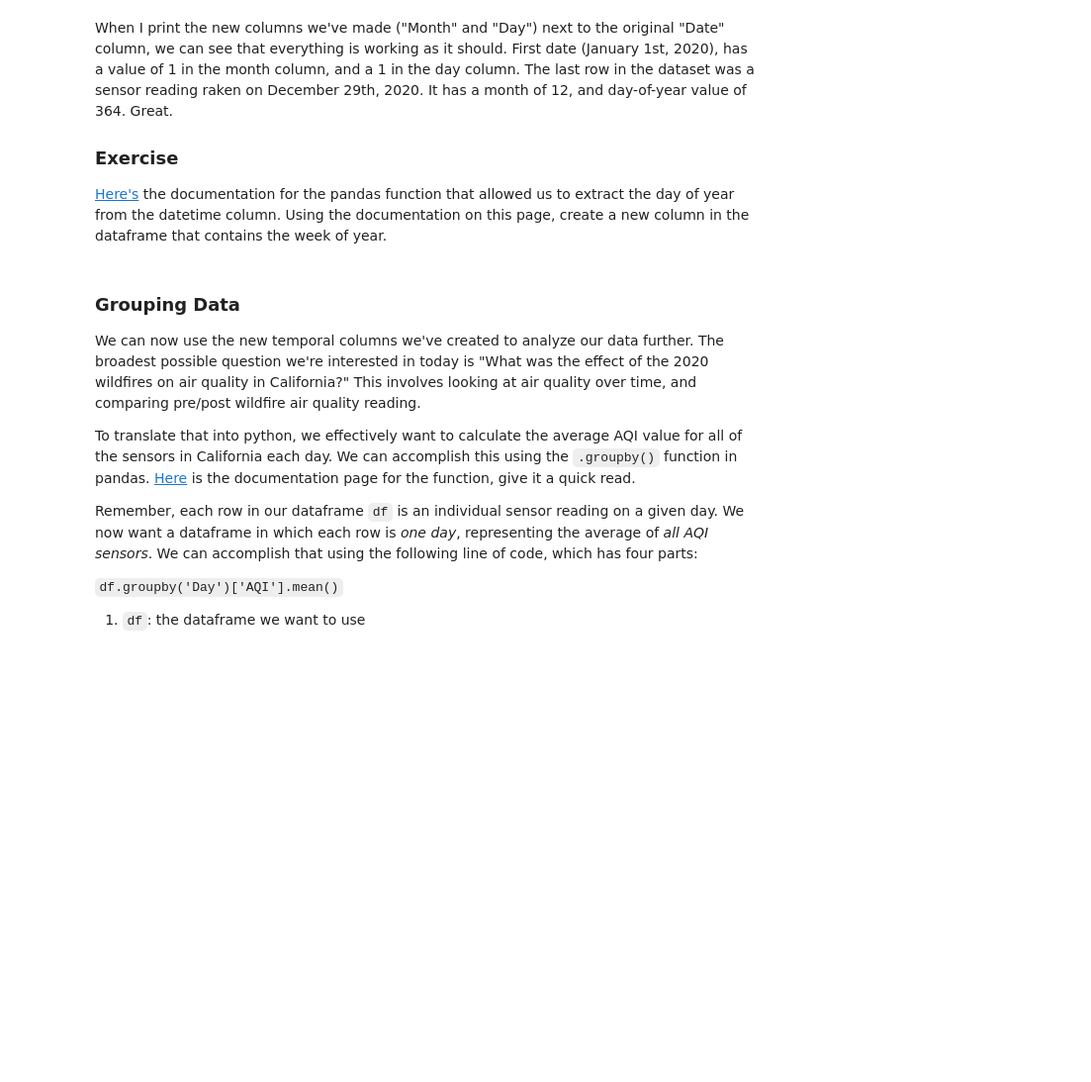
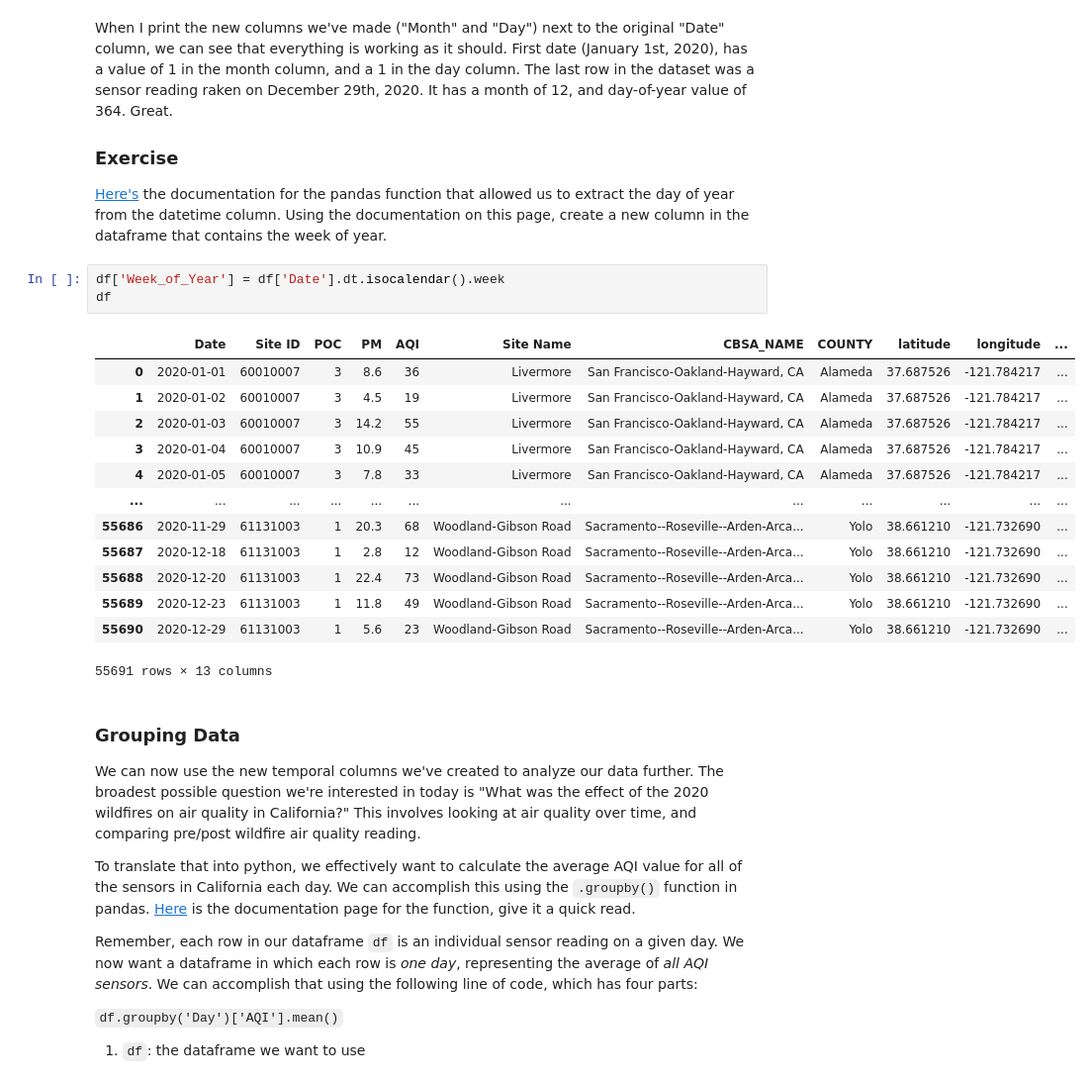
Before and after one commit to SHocombe/QM2, a Jupyter notebook: W3_spatial_data.ipynb, the cells around one changed output. Shown at 99% size. Cells and saved outputs as stored; diff of their text form; blank space fills up the shorter version.

```diff
--- a/W3_spatial_data.ipynb
+++ b/W3_spatial_data.ipynb
@@ -111,6 +111,23 @@ When I print the new columns we've made ("Month" and "Day") next to the original
 ### Exercise
 
 [Here's](https://pandas.pydata.org/docs/reference/api/pandas.Series.dt.dayofyear.html) the documentation for the pandas function that allowed us to extract the day of year from the datetime column. Using the documentation on this page, create a new column in the dataframe that contains the week of year.
+# %%
+df['Week_of_Year'] = df['Date'].dt.isocalendar().week
+df
+# %% [output]
+|  | Date | Site ID | POC | PM | AQI | Site Name | CBSA_NAME | COUNTY | latitude | longitude | ... |
+| 0 | 2020-01-01 | 60010007 | 3 | 8.6 | 36 | Livermore | San Francisco-Oakland-Hayward, CA | Alameda | 37.687526 | -121.784217 | ... |
+| 1 | 2020-01-02 | 60010007 | 3 | 4.5 | 19 | Livermore | San Francisco-Oakland-Hayward, CA | Alameda | 37.687526 | -121.784217 | ... |
+| 2 | 2020-01-03 | 60010007 | 3 | 14.2 | 55 | Livermore | San Francisco-Oakland-Hayward, CA | Alameda | 37.687526 | -121.784217 | ... |
+| 3 | 2020-01-04 | 60010007 | 3 | 10.9 | 45 | Livermore | San Francisco-Oakland-Hayward, CA | Alameda | 37.687526 | -121.784217 | ... |
+| 4 | 2020-01-05 | 60010007 | 3 | 7.8 | 33 | Livermore | San Francisco-Oakland-Hayward, CA | Alameda | 37.687526 | -121.784217 | ... |
+| ... | ... | ... | ... | ... | ... | ... | ... | ... | ... | ... | ... |
+| 55686 | 2020-11-29 | 61131003 | 1 | 20.3 | 68 | Woodland-Gibson Road | Sacramento--Roseville--Arden-Arca... | Yolo | 38.661210 | -121.732690 | ... |
+| 55687 | 2020-12-18 | 61131003 | 1 | 2.8 | 12 | Woodland-Gibson Road | Sacramento--Roseville--Arden-Arca... | Yolo | 38.661210 | -121.732690 | ... |
+| 55688 | 2020-12-20 | 61131003 | 1 | 22.4 | 73 | Woodland-Gibson Road | Sacramento--Roseville--Arden-Arca... | Yolo | 38.661210 | -121.732690 | ... |
+| 55689 | 2020-12-23 | 61131003 | 1 | 11.8 | 49 | Woodland-Gibson Road | Sacramento--Roseville--Arden-Arca... | Yolo | 38.661210 | -121.732690 | ... |
+| 55690 | 2020-12-29 | 61131003 | 1 | 5.6 | 23 | Woodland-Gibson Road | Sacramento--Roseville--Arden-Arca... | Yolo | 38.661210 | -121.732690 | ... |
+55691 rows × 13 columns
 # %% [markdown]
 ### Grouping Data
 
```
Also changed, not shown: parts of 5 cells of this notebook.
